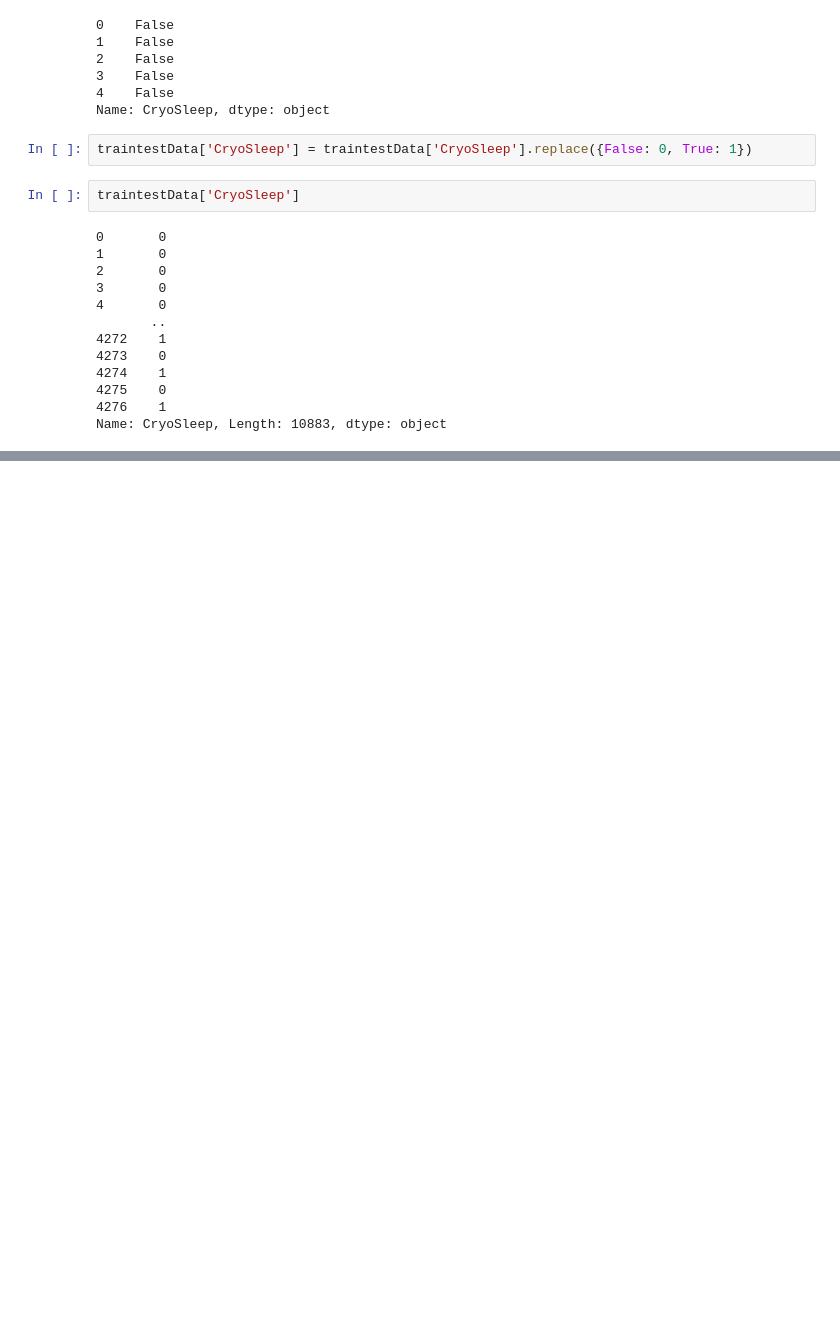
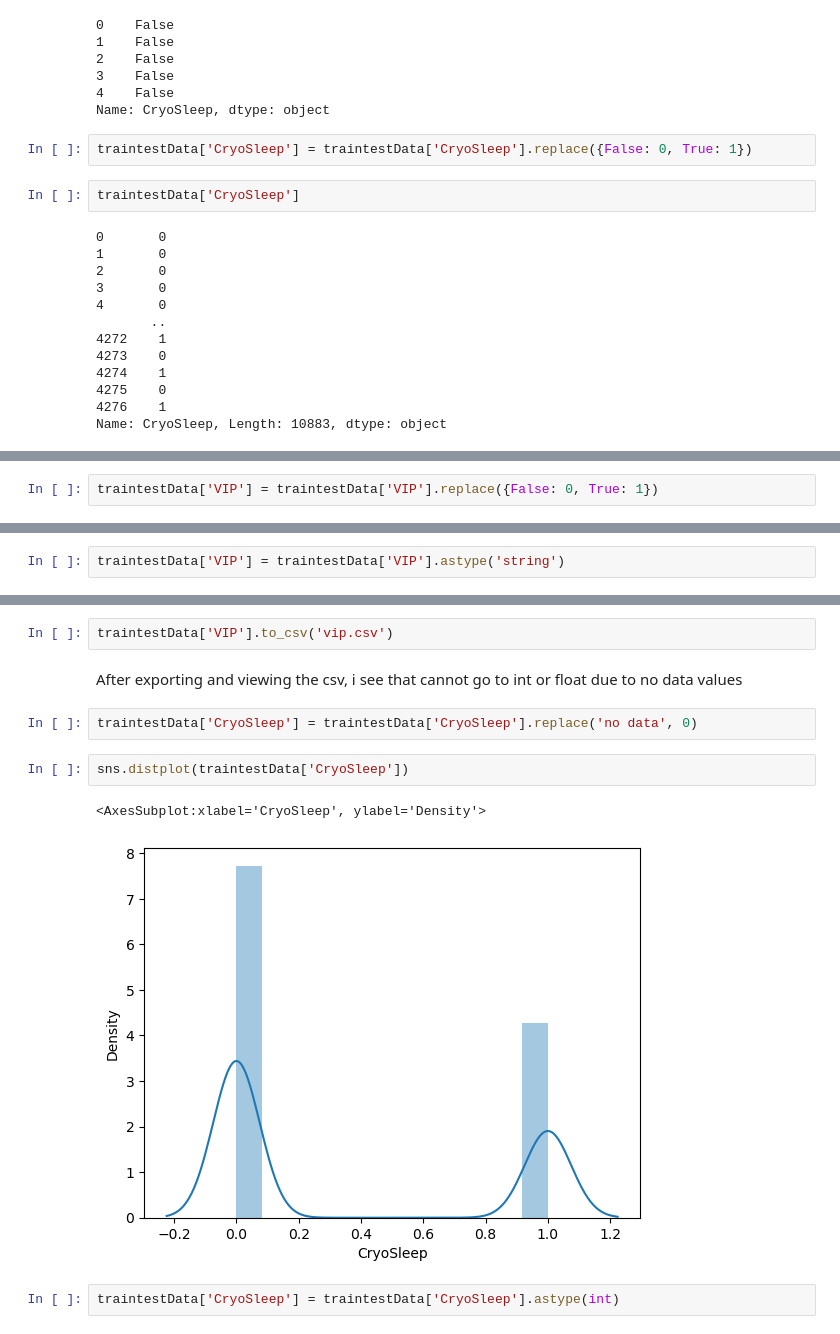
Before and after one commit to KPMallaney/TensorFlow, a Jupyter notebook: SpaceTitanic.ipynb, the cells around one changed output, grey strips where cells are left out. Saved outputs shown, nothing was run; the diff lists cells and outputs as text; blank space fills up the shorter version.

```diff
--- a/SpaceTitanic.ipynb
+++ b/SpaceTitanic.ipynb
@@ -354,0 +364,2 @@ Name: CryoSleep, Length: 10883, dtype: object
+# %%
+traintestData['VIP'] = traintestData['VIP'].replace({False: 0, True: 1})
@@ -354,0 +415,2 @@ Name: CryoSleep, Length: 10883, dtype: object
+# %%
+traintestData['VIP'] = traintestData['VIP'].astype('string')
@@ -354,0 +449,13 @@ Name: CryoSleep, Length: 10883, dtype: object
+# %%
+traintestData['VIP'].to_csv('vip.csv')
+# %% [markdown]
+After exporting and viewing the csv, i see that cannot go to int or float due to no data values
+# %%
+traintestData['CryoSleep'] = traintestData['CryoSleep'].replace('no data', 0)
+# %%
+sns.distplot(traintestData['CryoSleep'])
+# %% [output]
+<AxesSubplot:xlabel='CryoSleep', ylabel='Density'>
+[figure, added]
+# %%
+traintestData['CryoSleep'] = traintestData['CryoSleep'].astype(int)
```
Also changed, not shown: parts of 14 cells of this notebook.
